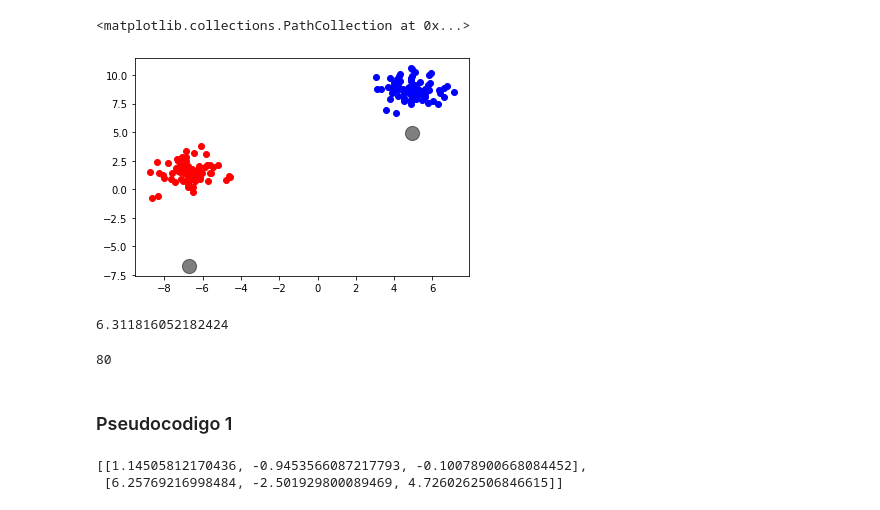
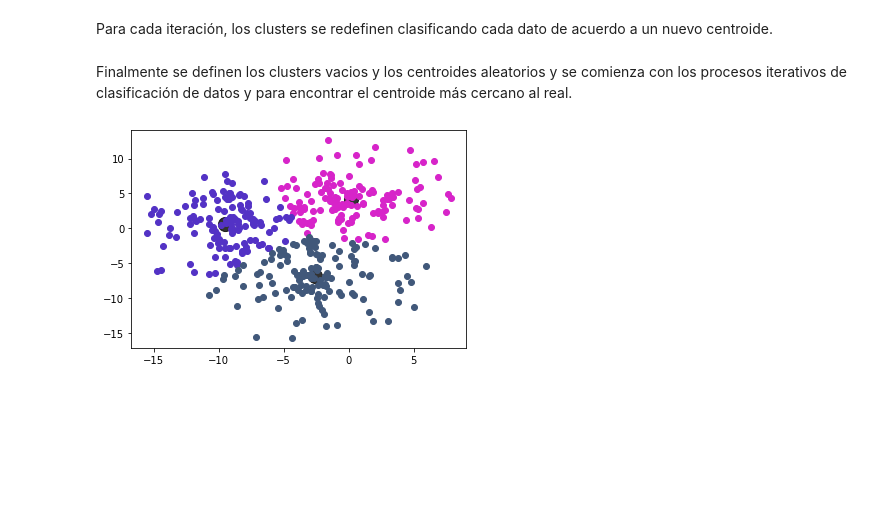
Before and after one commit to BaruchMM/K-means, a Jupyter notebook: k_means_practica.ipynb, the cells around one changed output. Drawn from its saved outputs; the diff is of its cells as text; code cells hidden in the pictures; blank space fills up the shorter version.

```diff
--- a/k_means_practica.ipynb
+++ b/k_means_practica.ipynb
@@ -32,3 +39,0 @@ plt.scatter(true_centroid[0][:], true_centroid[1][:], c='black', s=200, alpha=0.
-# %%
-centroides = [[rn.uniform(np.min(data[0]),np.max(data[0])),rn.uniform(np.min(data[1]),np.max(data[1]))] for i in range(n_clusters)]
-centroides
@@ -38,4 +39,0 @@ centroides
-# %%
-clustersDic = {'s'+str(i): 1 for i in range(n_clusters)}
-clustersDic = {'cluster'+str(i): [] for i in range(n_clusters)}
-clustersDic
@@ -63,9 +62,10 @@ def findCentroid(clusters):
     centroids = []
     for points in clusters:
         points = np.array(points).T
-        centroids.append([np.sum(points[0])/len(points[0]), np.sum(points[0])/len(points[0])])
-        # centroids.append(len(points[0]))
+        centroids.append([np.mean(points[0]), np.mean(points[1])])
     return centroids
+# %% [markdown]
+Para cada iteración, los clusters se redefinen clasificando cada dato de acuerdo a un nuevo centroide.
 # %%
 def update_cluster(centroids):
     clustersDis = [[] for i in range(n_clusters)]
@@ -76,38 +76,19 @@ def update_cluster(centroids):
         clustersDis = np.array(clustersDis)
     centroids = findCentroid(clustersDis)
     return clustersDis, centroids
+# %%
+color = []
+for i in range(n_clusters):
+    color.append('#%06X' % rn.randint(0, 0xFFFFFF))
+# %% [markdown]
+Finalmente se definen los clusters vacios y los centroides aleatorios y se comienza con los procesos iterativos de clasificación de datos y para encontrar el centroide más cercano al real.
 # %%
+clusters, centroids = create_clusters()
 for i in range(max_iterations):
-    clusters, centroids = update_cluster(centroids)
-for point in clusters[0]:
-    plt.plot(point[0],point[1],'o',color = 'blue')
-for point in clusters[1]:
-    plt.plot(point[0],point[1],'o',color = 'red')
-plt.scatter(centroids[0][0], centroids[0][1], c='black', s=200, alpha=0.5)
-plt.scatter(centroids[1][0], centroids[1][1], c='black', s=200, alpha=0.5)
+     clusters, centroids = update_cluster(centroids)
+for j in range(n_clusters):
+    for point in clusters[j]:
+        plt.plot(point[0],point[1],'o', color = color[j])
+    plt.scatter(centroids[j][0], centroids[j][1], c='black', s=200, alpha=0.8)
 # %% [output]
-<matplotlib.collections.PathCollection at 0x...>
-[figure, old version]
+[figure, new version]
-# %%
-np.array(clusterss[1]).T[0][0]
-# %% [output]
-6.311816052182424
-# %%
-
-def find_close_cluster(point):
-    for cluster in clusters:
-# %% [output]
-80
-# %% [markdown]
-### Pseudocodigo 1
-# %%
-mux = []
-muy = []
-for i in range(n_clusters):
-    mux.append(rn.random()*rn.uniform(-10,10) )
-    muy.append(rn.random()*rn.uniform(-10,10) )
-mu = [mux, muy]
-mu
-# %% [output]
-[[1.14505812170436, -0.9453566087217793, -0.10078900668084452],
- [6.25769216998484, -2.501929800089469, 4.7260262506846615]]
```
Also changed, not shown: parts of 21 cells of this notebook.
